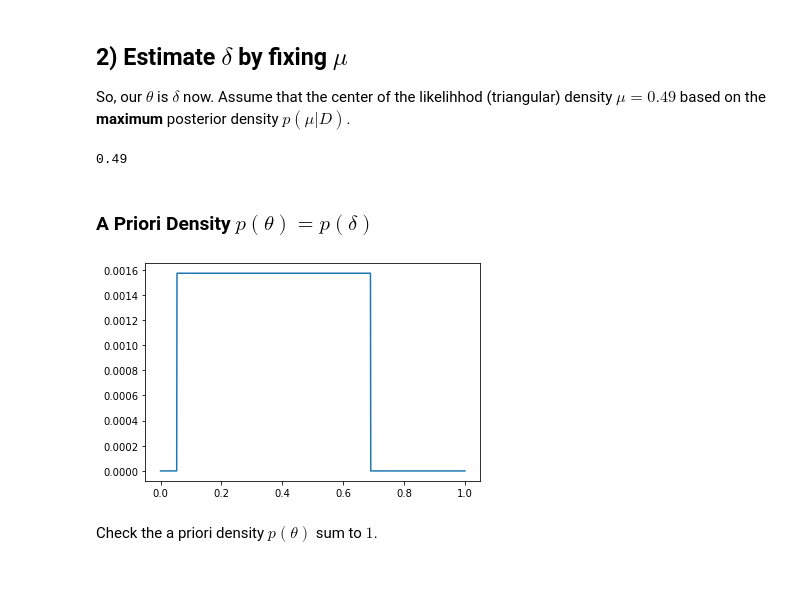
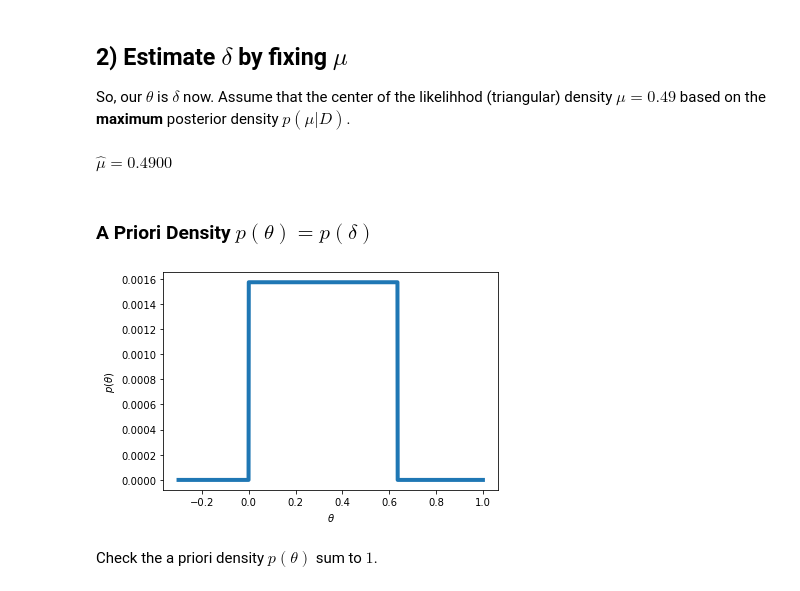
Before and after one commit to tmwatchanan/pattern-recognition, a Jupyter notebook: miniproject_4.ipynb, the cells around one changed output. Saved outputs shown, nothing was run; the diff lists cells and outputs as text; code cells hidden in the pictures.

```diff
--- a/miniproject_4.ipynb
+++ b/miniproject_4.ipynb
@@ -583,24 +605,29 @@ X[np.argmax(Y)]
 So, our $\theta$ is $\delta$ now. Assume that the center of the likelihhod (triangular) density $\mu = 0.49$ based on the **maximum** posterior density $p(\mu|D)$.
 # %%
 mu_hat = mu[np.argmax(posteriors)]
-mu_hat
+answer("\hat{\mu}", mu_hat)
 # %% [output]
-0.49
+$\displaystyle \hat{\mu} = 0.4900$
 # %% [markdown]
 ### A Priori Density $p(\theta) = p(\delta)$
 # %%
-delta = np.arange(0, 1, 0.001)
+delta = np.arange(-0.3, 1.001, 0.001)
+# %%
+U_a = 0
+U_b = D.max() - D.min()
 # %%
-pTheta = [prior_dist(d, D.min(), D.max()) for d in delta]
+pTheta = [prior_dist(d, U_a, U_b) for d in delta]
 pTheta /= np.sum(pTheta)
 # %%
 fig, ax = plt.subplots()
 X = delta
 Y = pTheta
-ax.plot(X, Y)
+ax.plot(X, Y, linewidth=4)
+ax.set_xlabel(r"$\theta$")
+ax.set_ylabel(r"$p(\theta)$")
 plt.show()
 # %% [output]
-[figure, old version]
+[figure, new version]
 # %% [markdown]
 Check the a priori density $p(\theta)$ sum to $1$.
 # %%
```
Also changed, not shown: parts of 47 cells of this notebook.
